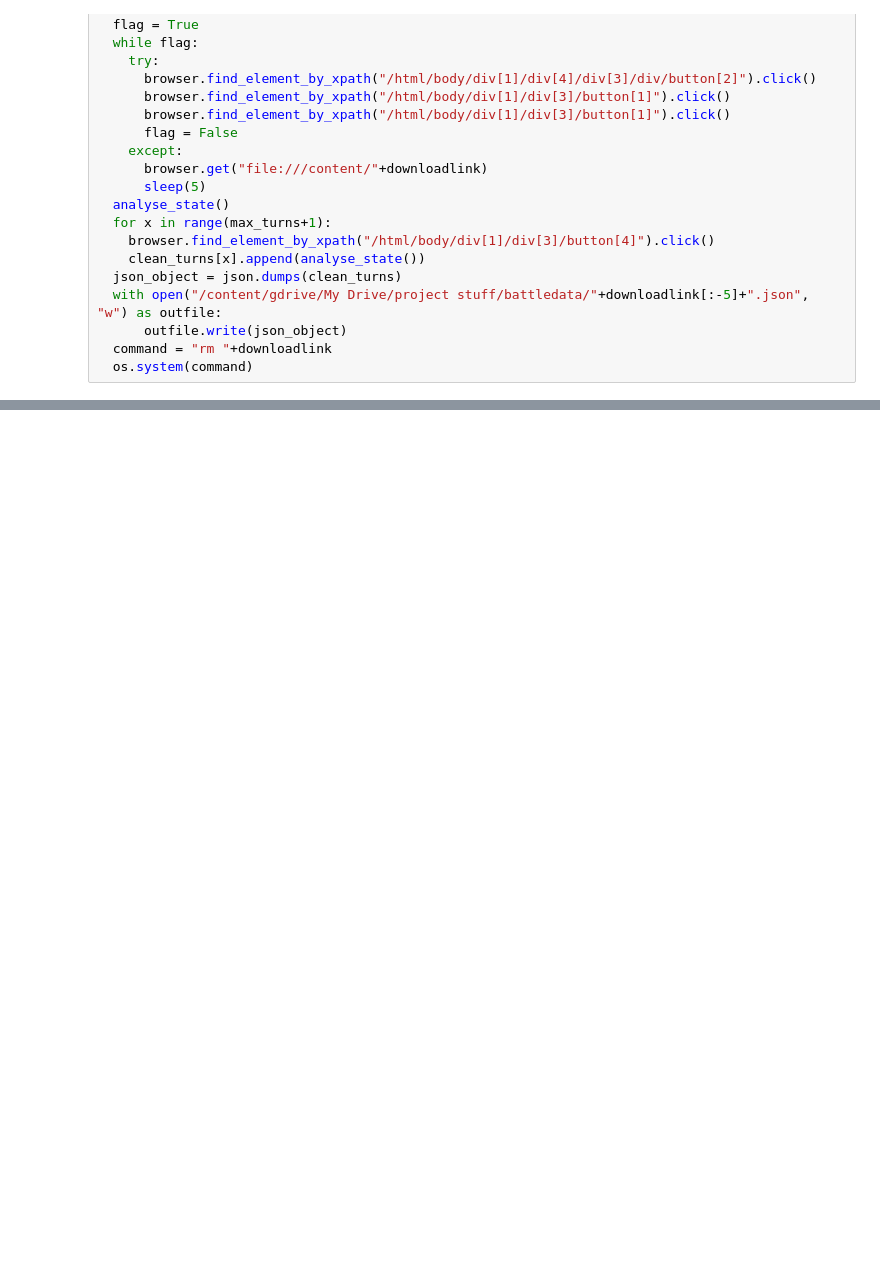
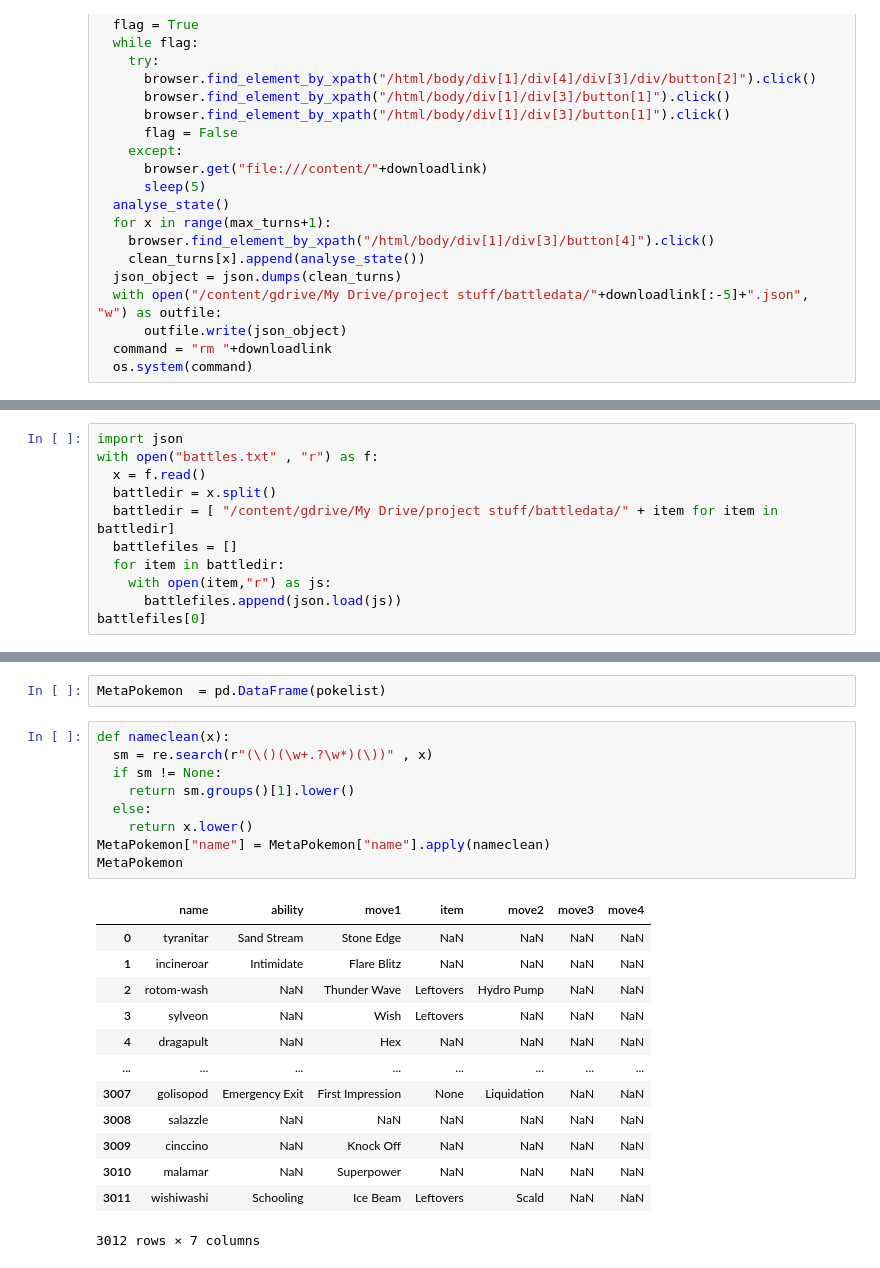
Before and after one commit to TheForeverLost/PokemonShowdownBot, a Jupyter notebook: PokemonShowdownAnalysis.ipynb, the cells around one changed output, grey strips where cells are left out. Drawn from its saved outputs; the diff is of its cells as text; blank space fills up the shorter version.

```diff
--- a/PokemonShowdownAnalysis.ipynb
+++ b/PokemonShowdownAnalysis.ipynb
@@ -736,0 +767,11 @@ for replay_one in links[100:]:
+# %%
+import json
+with open("battles.txt" , "r") as f:
+  x = f.read()
+  battledir = x.split()
+  battledir = [ "/content/gdrive/My Drive/project stuff/battledata/" + item for item in battledir]
+  battlefiles = []
+  for item in battledir:
+    with open(item,"r") as js:
+      battlefiles.append(json.load(js))
+battlefiles[0]
@@ -736,0 +816,25 @@ for replay_one in links[100:]:
+# %%
+MetaPokemon  = pd.DataFrame(pokelist)
+# %%
+def nameclean(x):
+  sm = re.search(r"(\()(\w+.?\w*)(\))" , x)
+  if sm != None:
+    return sm.groups()[1].lower()
+  else:
+    return x.lower()
+MetaPokemon["name"] = MetaPokemon["name"].apply(nameclean)
+MetaPokemon
+# %% [output]
+|  | name | ability | move1 | item | move2 | move3 | move4 |
+| 0 | tyranitar | Sand Stream | Stone Edge | NaN | NaN | NaN | NaN |
+| 1 | incineroar | Intimidate | Flare Blitz | NaN | NaN | NaN | NaN |
+| 2 | rotom-wash | NaN | Thunder Wave | Leftovers | Hydro Pump | NaN | NaN |
+| 3 | sylveon | NaN | Wish | Leftovers | NaN | NaN | NaN |
+| 4 | dragapult | NaN | Hex | NaN | NaN | NaN | NaN |
+| ... | ... | ... | ... | ... | ... | ... | ... |
+| 3007 | golisopod | Emergency Exit | First Impression | None | Liquidation | NaN | NaN |
+| 3008 | salazzle | NaN | NaN | NaN | NaN | NaN | NaN |
+| 3009 | cinccino | NaN | Knock Off | NaN | NaN | NaN | NaN |
+| 3010 | malamar | NaN | Superpower | NaN | NaN | NaN | NaN |
+| 3011 | wishiwashi | Schooling | Ice Beam | Leftovers | Scald | NaN | NaN |
+3012 rows × 7 columns
```
Also changed, not shown: parts of 17 cells of this notebook.
